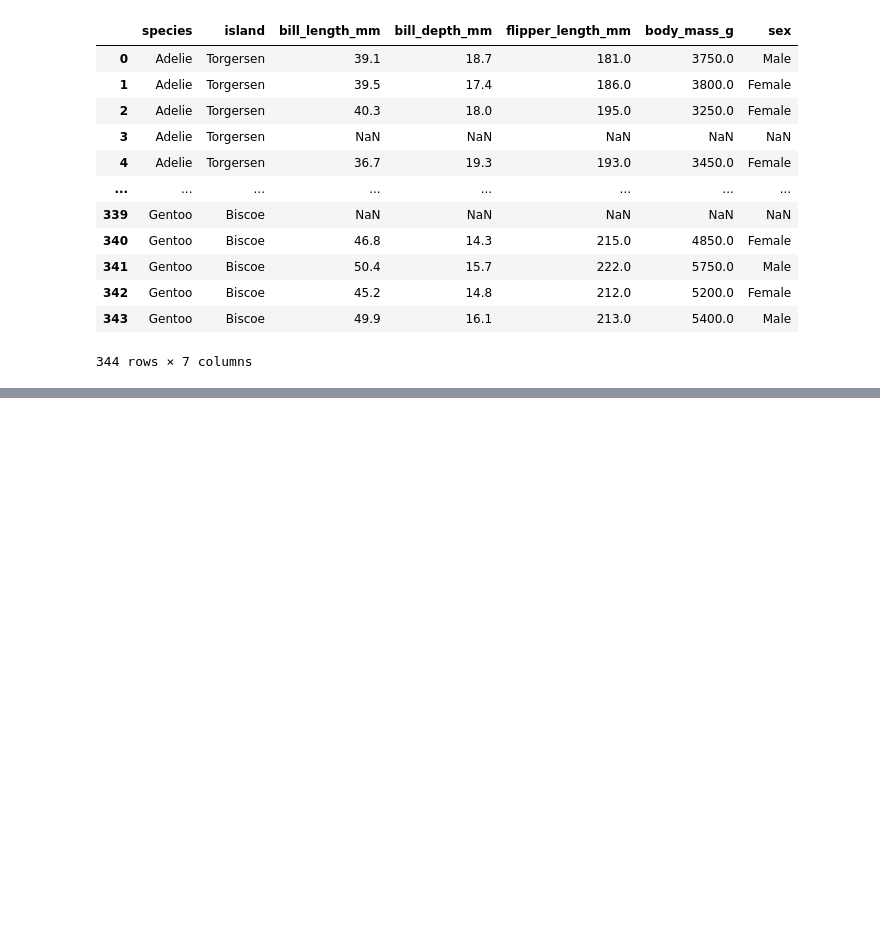
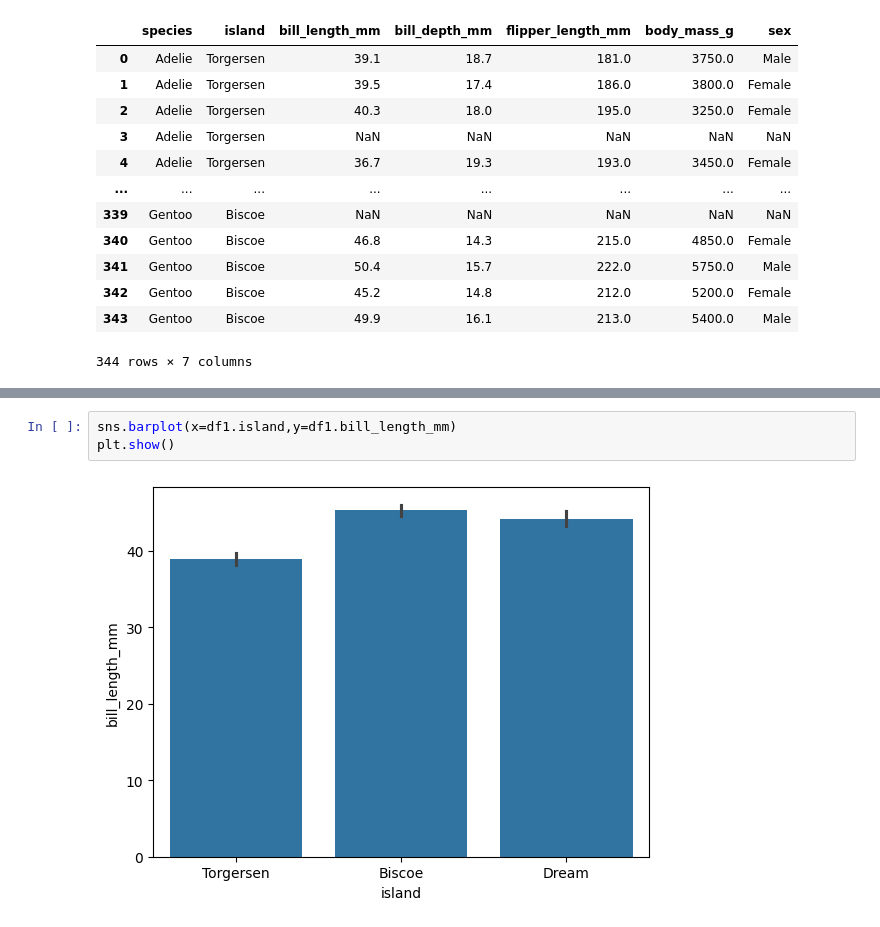
Before and after one commit to anishraj-38/Python, a Jupyter notebook: Seaborn.ipynb, the cells around one changed output, grey strips where cells are left out. Drawn from its saved outputs; the diff is of its cells as text; blank space fills up the shorter version.

```diff
--- a/Seaborn.ipynb
+++ b/Seaborn.ipynb
@@ -61,0 +87,5 @@ df1
+# %%
+sns.barplot(x=df1.island,y=df1.bill_length_mm)
+plt.show()
+# %% [output]
+[figure, added]
```
Also changed, not shown: parts of 13 cells of this notebook.
